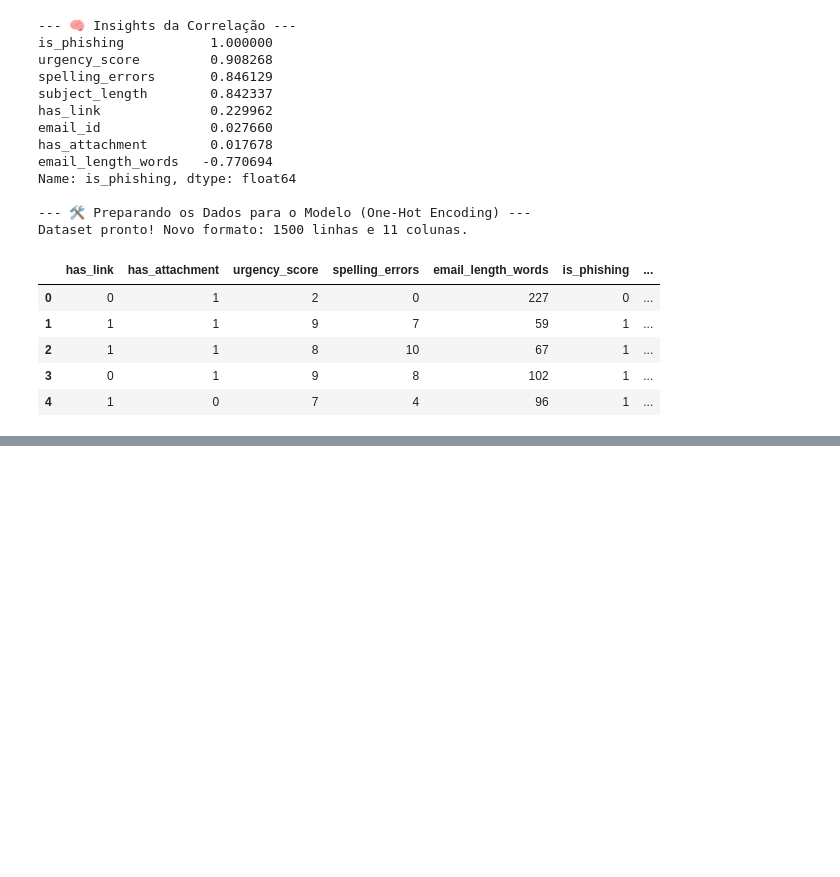
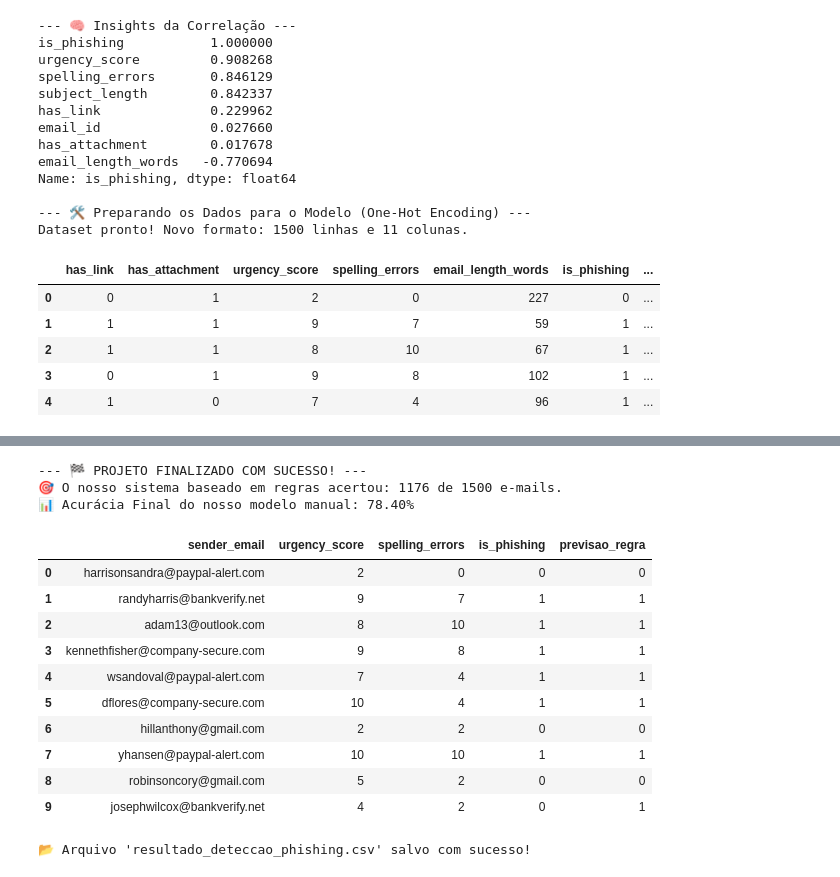
Before and after one commit to KaykyPeres/Pishing-Detection-analysis, a Jupyter notebook: Notebooks/Analise_e_Previsao_de_Series_Temporais.ipynb, the cells around one changed output, grey strips where cells are left out. Saved outputs shown, nothing was run; the diff lists cells and outputs as text; code cells hidden in the pictures; blank space fills up the shorter version.

```diff
--- a/Notebooks/Analise_e_Previsao_de_Series_Temporais.ipynb
+++ b/Notebooks/Analise_e_Previsao_de_Series_Temporais.ipynb
@@ -168,0 +213,57 @@ Dataset pronto! Novo formato: 1500 linhas e 11 colunas.
+# %%
+import pandas as pd
+import numpy as np
+
+# 1. Criar a nossa função de detecção baseada em regras (Heurística)
+def detectar_phishing(linha):
+    # Regra 1: Se o domínio for explicitamente perigoso, já é phishing (Corrigido para 'in')
+    dominios_perigosos = ['bankverify.net', 'company-secure.com']
+    if any(dom in str(linha['sender_email']) for dom in dominios_perigosos):
+        return 1
+
+    # Regra 2: Se tiver score de urgência alto E muitos erros de ortografia
+    if linha['urgency_score'] >= 7 and linha['spelling_errors'] >= 5:
+        return 1
+
+    # Regra 3: Se tiver link e a urgência for considerável
+    if linha['has_link'] == 1 and linha['urgency_score'] >= 6:
+        return 1
+
+    # Se não caiu em nenhuma regra suspeita, consideramos legítimo
+    return 0
+
+# 2. Aplicar a nossa regra no dataset para gerar as previsões
+df['previsao_regra'] = df.apply(detectar_phishing, axis=1)
+
+# 3. Avaliar o sucesso da nossa lógica (Acurácia)
+acertos = (df['is_phishing'] == df['previsao_regra']).sum()
+total = len(df)
+acuracia_final = (acertos / total) * 100
+
+print("--- 🏁 PROJETO FINALIZADO COM SUCESSO! ---")
+print(f"🎯 O nosso sistema baseado em regras acertou: {acertos} de {total} e-mails.")
+print(f"📊 Acurácia Final do nosso modelo manual: {acuracia_final:.2f}%")
+
+# Mostrando uma amostra do resultado
+display(df[['sender_email', 'urgency_score', 'spelling_errors', 'is_phishing', 'previsao_regra']].head(10))
+# %% [output]
+--- 🏁 PROJETO FINALIZADO COM SUCESSO! ---
+🎯 O nosso sistema baseado em regras acertou: 1176 de 1500 e-mails.
+📊 Acurácia Final do nosso modelo manual: 78.40%
+|  | sender_email | urgency_score | spelling_errors | is_phishing | previsao_regra |
+| 0 | harrisonsandra@paypal-alert.com | 2 | 0 | 0 | 0 |
+| 1 | randyharris@bankverify.net | 9 | 7 | 1 | 1 |
+| 2 | adam13@outlook.com | 8 | 10 | 1 | 1 |
+| 3 | kennethfisher@company-secure.com | 9 | 8 | 1 | 1 |
+| 4 | wsandoval@paypal-alert.com | 7 | 4 | 1 | 1 |
+| 5 | dflores@company-secure.com | 10 | 4 | 1 | 1 |
+| 6 | hillanthony@gmail.com | 2 | 2 | 0 | 0 |
+| 7 | yhansen@paypal-alert.com | 10 | 10 | 1 | 1 |
+| 8 | robinsoncory@gmail.com | 5 | 2 | 0 | 0 |
+| 9 | josephwilcox@bankverify.net | 4 | 2 | 0 | 1 |
+# %%
+# Salva o resultado final em um novo arquivo CSV
+df.to_csv('resultado_deteccao_phishing.csv', index=False)
+print("📂 Arquivo 'resultado_deteccao_phishing.csv' salvo com sucesso!")
+# %% [output]
+📂 Arquivo 'resultado_deteccao_phishing.csv' salvo com sucesso!
```
Also changed, not shown: parts of 2 cells of this notebook.
